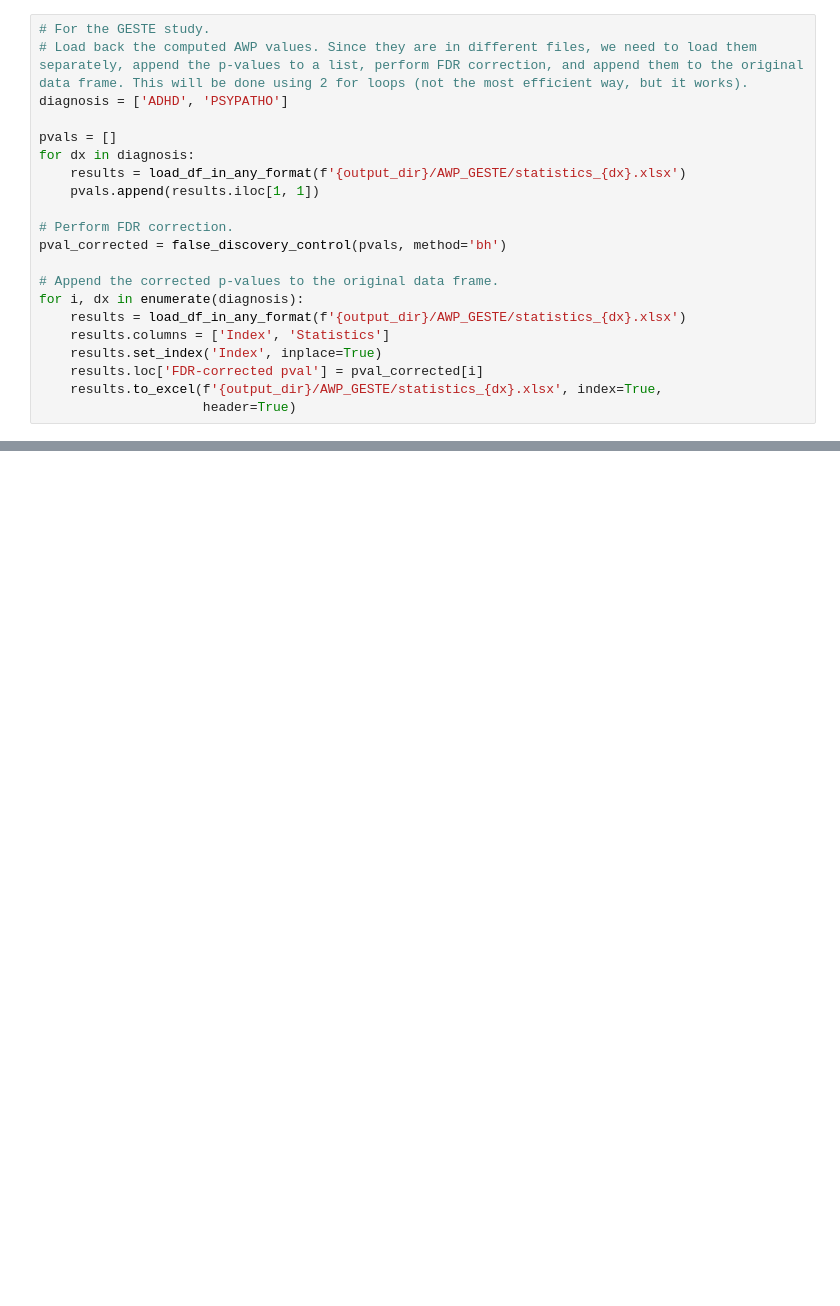
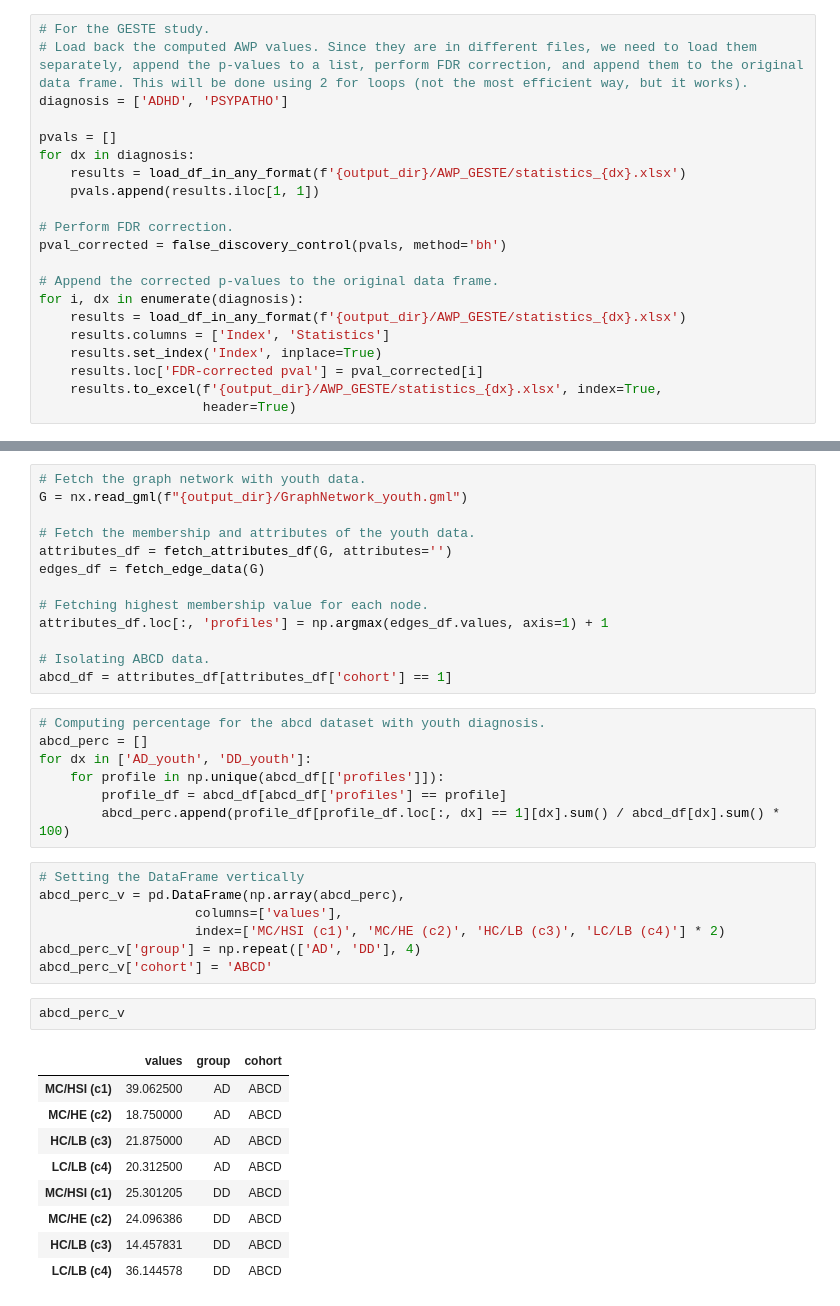
Before and after one commit to Labo-MAB/Gagnon_FuzzyProfiles_2025, a Jupyter notebook: notebooks/4-AverageWeightedPath.ipynb, the cells around one changed output, grey strips where cells are left out. Cells and saved outputs as stored; diff of their text form; blank space fills up the shorter version.

```diff
--- a/notebooks/4-AverageWeightedPath.ipynb
+++ b/notebooks/4-AverageWeightedPath.ipynb
@@ -166,0 +248,39 @@ for i, dx in enumerate(diagnosis):
+# %%
+# Fetch the graph network with youth data.
+G = nx.read_gml(f"{output_dir}/GraphNetwork_youth.gml")
+
+# Fetch the membership and attributes of the youth data.
+attributes_df = fetch_attributes_df(G, attributes='')
+edges_df = fetch_edge_data(G)
+
+# Fetching highest membership value for each node.
+attributes_df.loc[:, 'profiles'] = np.argmax(edges_df.values, axis=1) + 1
+
+# Isolating ABCD data.
+abcd_df = attributes_df[attributes_df['cohort'] == 1]
+# %%
+# Computing percentage for the abcd dataset with youth diagnosis.
+abcd_perc = []
+for dx in ['AD_youth', 'DD_youth']:
+    for profile in np.unique(abcd_df[['profiles']]):
+        profile_df = abcd_df[abcd_df['profiles'] == profile]
+        abcd_perc.append(profile_df[profile_df.loc[:, dx] == 1][dx].sum() / abcd_df[dx].sum() * 100)
+# %%
+# Setting the DataFrame vertically
+abcd_perc_v = pd.DataFrame(np.array(abcd_perc),
+                    columns=['values'],
+                    index=['MC/HSI (c1)', 'MC/HE (c2)', 'HC/LB (c3)', 'LC/LB (c4)'] * 2)
+abcd_perc_v['group'] = np.repeat(['AD', 'DD'], 4)
+abcd_perc_v['cohort'] = 'ABCD'
+# %%
+abcd_perc_v
+# %% [output]
+|  | values | group | cohort |
+| MC/HSI (c1) | 39.062500 | AD | ABCD |
+| MC/HE (c2) | 18.750000 | AD | ABCD |
+| HC/LB (c3) | 21.875000 | AD | ABCD |
+| LC/LB (c4) | 20.312500 | AD | ABCD |
+| MC/HSI (c1) | 25.301205 | DD | ABCD |
+| MC/HE (c2) | 24.096386 | DD | ABCD |
+| HC/LB (c3) | 14.457831 | DD | ABCD |
+| LC/LB (c4) | 36.144578 | DD | ABCD |
```
Also changed, not shown: parts of 9 cells of this notebook, 12 other files.
